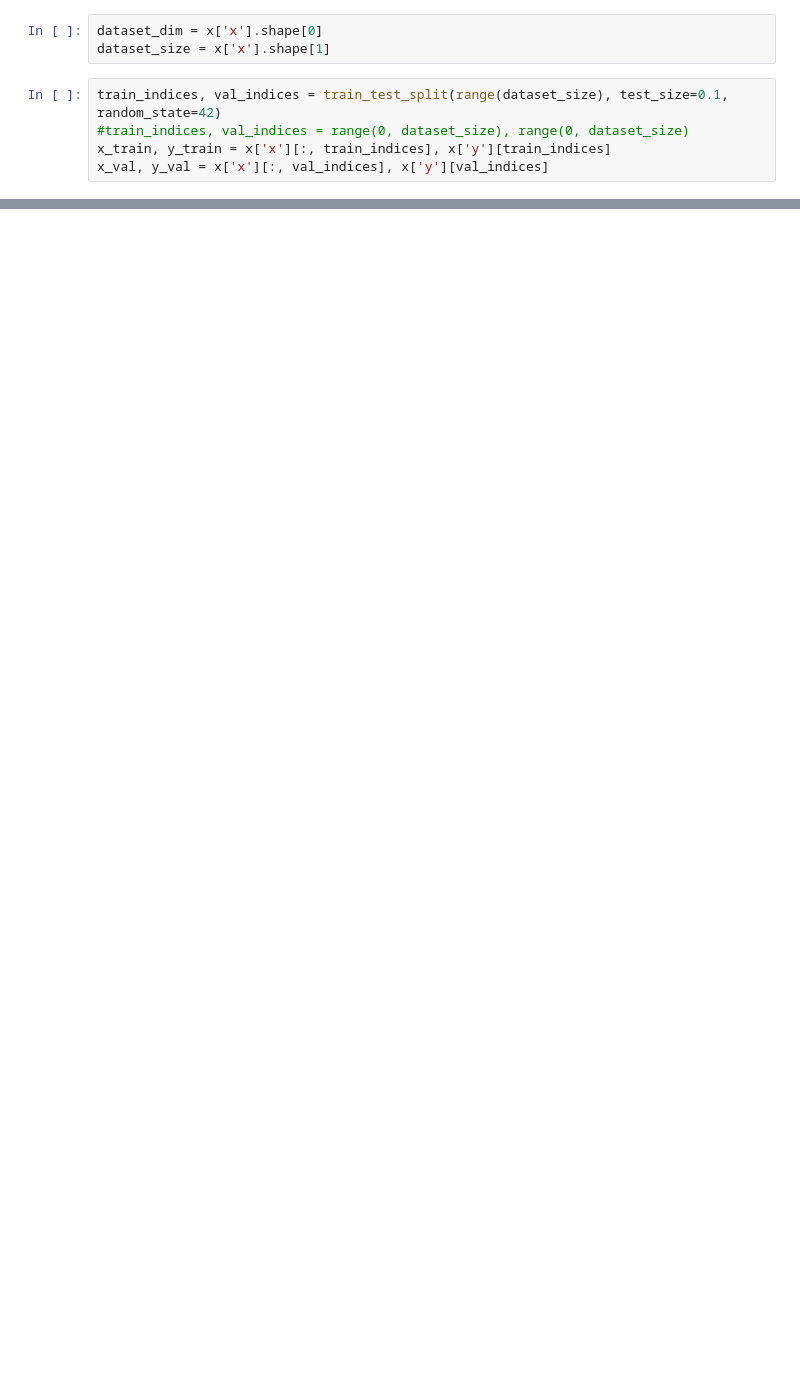
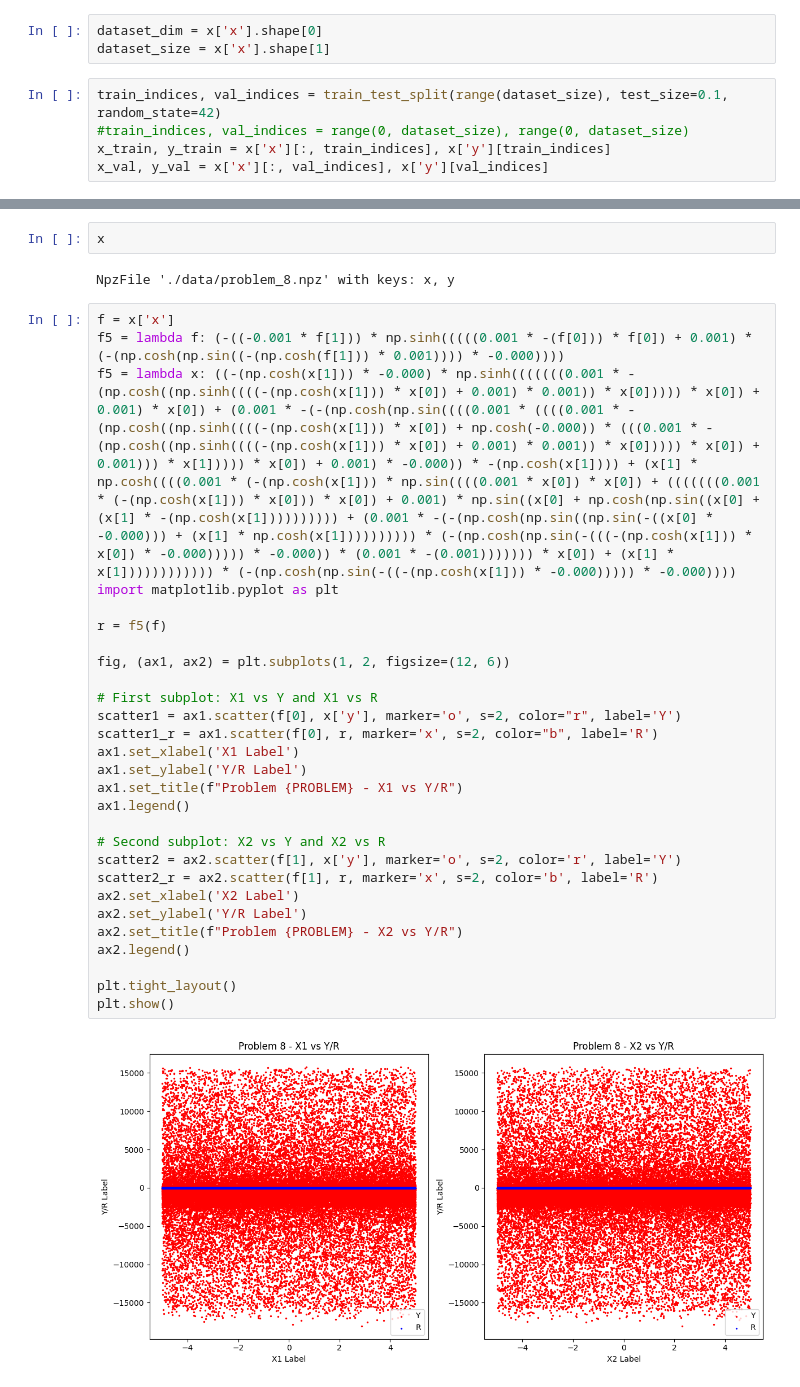
Before and after one commit to MicheleCazzola/project-work, a Jupyter notebook: eval.ipynb, the cells around one changed output, grey strips where cells are left out. Cells and saved outputs as stored; diff of their text form; blank space fills up the shorter version.

```diff
--- a/eval.ipynb
+++ b/eval.ipynb
@@ -57,0 +48,34 @@ array([ 0.19549622,  0.28925613, -0.24757465, -0.25933852,  0.79250585,
+# %%
+x
+# %% [output]
+NpzFile './data/problem_8.npz' with keys: x, y
+# %%
+f = x['x']
+f5 = lambda f: (-((-0.001 * f[1])) * np.sinh(((((0.001 * -(f[0])) * f[0]) + 0.001) * (-(np.cosh(np.sin((-(np.cosh(f[1])) * 0.001)))) * -0.000))))
+f5 = lambda x: ((-(np.cosh(x[1])) * -0.000) * np.sinh(((((((0.001 * -(np.cosh((np.sinh((((-(np.cosh(x[1])) * x[0]) + 0.001) * 0.001)) * x[0])))) * x[0]) + 0.001) * x[0]) + (0.001 * -(-(np.cosh(np.sin((((0.001 * ((((0.001 * -(np.cosh((np.sinh((((-(np.cosh(x[1])) * x[0]) + np.cosh(-0.000)) * (((0.001 * -(np.cosh((np.sinh((((-(np.cosh(x[1])) * x[0]) + 0.001) * 0.001)) * x[0])))) * x[0]) + 0.001))) * x[1])))) * x[0]) + 0.001) * -0.000)) * -(np.cosh(x[1]))) + (x[1] * np.cosh((((0.001 * (-(np.cosh(x[1])) * np.sin((((0.001 * x[0]) * x[0]) + (((((((0.001 * (-(np.cosh(x[1])) * x[0])) * x[0]) + 0.001) * np.sin((x[0] + np.cosh(np.sin((x[0] + (x[1] * -(np.cosh(x[1]))))))))) + (0.001 * -(-(np.cosh(np.sin((np.sin(-((x[0] * -0.000))) + (x[1] * np.cosh(x[1]))))))))) * (-(np.cosh(np.sin(-(((-(np.cosh(x[1])) * x[0]) * -0.000))))) * -0.000)) * (0.001 * -(0.001))))))) * x[0]) + (x[1] * x[1]))))))))))) * (-(np.cosh(np.sin(-((-(np.cosh(x[1])) * -0.000))))) * -0.000))))
+import matplotlib.pyplot as plt
+
+r = f5(f)
+
+fig, (ax1, ax2) = plt.subplots(1, 2, figsize=(12, 6))
+
+# First subplot: X1 vs Y and X1 vs R
+scatter1 = ax1.scatter(f[0], x['y'], marker='o', s=2, color="r", label='Y')
+scatter1_r = ax1.scatter(f[0], r, marker='x', s=2, color="b", label='R')
+ax1.set_xlabel('X1 Label')
+ax1.set_ylabel('Y/R Label')
+ax1.set_title(f"Problem {PROBLEM} - X1 vs Y/R")
+ax1.legend()
+
+# Second subplot: X2 vs Y and X2 vs R
+scatter2 = ax2.scatter(f[1], x['y'], marker='o', s=2, color='r', label='Y')
+scatter2_r = ax2.scatter(f[1], r, marker='x', s=2, color='b', label='R')
+ax2.set_xlabel('X2 Label')
+ax2.set_ylabel('Y/R Label')
+ax2.set_title(f"Problem {PROBLEM} - X2 vs Y/R")
+ax2.legend()
+
+plt.tight_layout()
+plt.show()
+# %% [output]
+[figure, added]
```
Also changed, not shown: parts of 7 cells of this notebook, 18 other files.
